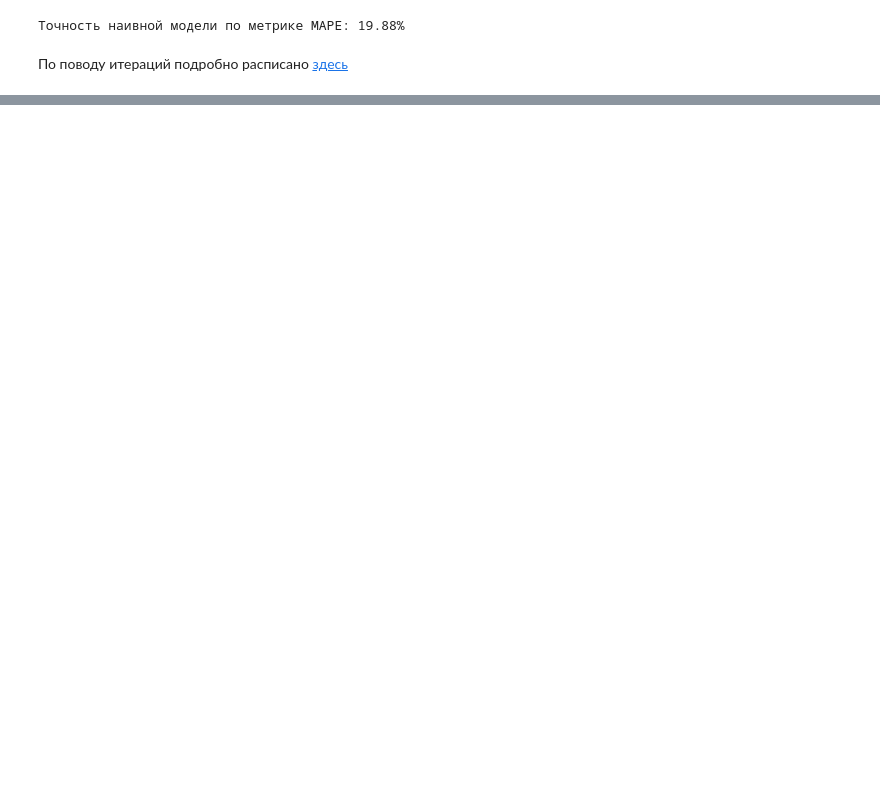
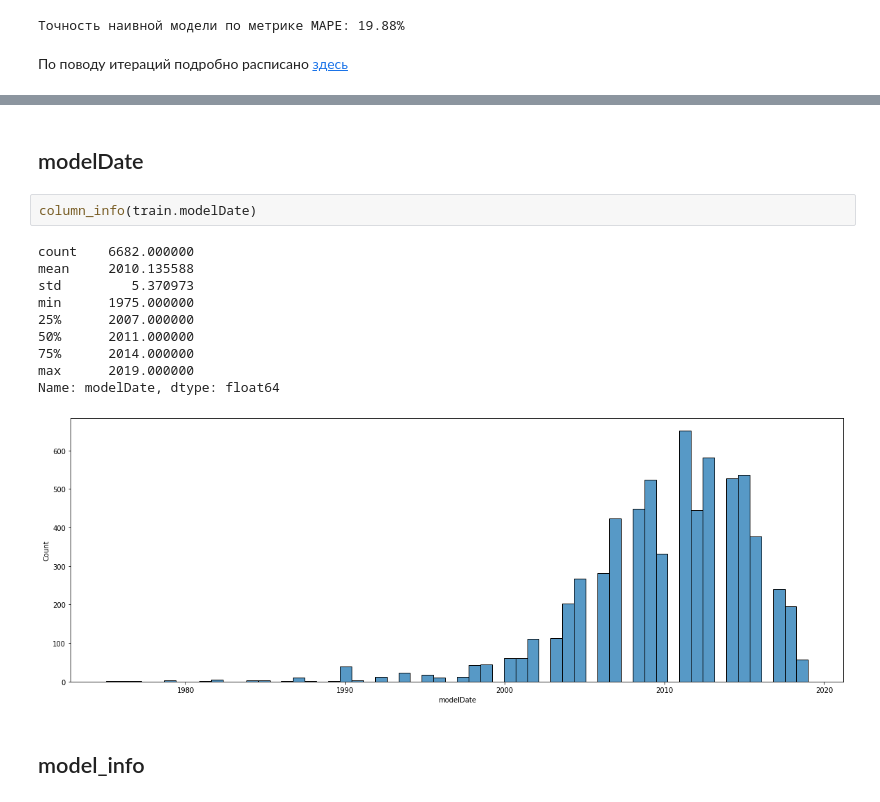
Before and after one commit to alxkzncoff/car_price_prediction_ml_dl, a Jupyter notebook: car_price_ml_dl.ipynb, the cells around one changed output, grey strips where cells are left out. Cells and saved outputs as stored; diff of their text form; blank space fills up the shorter version.

```diff
--- a/car_price_ml_dl.ipynb
+++ b/car_price_ml_dl.ipynb
@@ -103,0 +273,17 @@ print(f"Точность наивной модели по метрике MAPE: {
+# %% [markdown]
+## modelDate
+# %%
+column_info(train.modelDate)
+# %% [output]
+count    6682.000000
+mean     2010.135588
+std         5.370973
+min      1975.000000
+25%      2007.000000
+50%      2011.000000
+75%      2014.000000
+max      2019.000000
+Name: modelDate, dtype: float64
+[figure, added]
+# %% [markdown]
+## model_info
```
Also changed, not shown: parts of 35 cells of this notebook.
